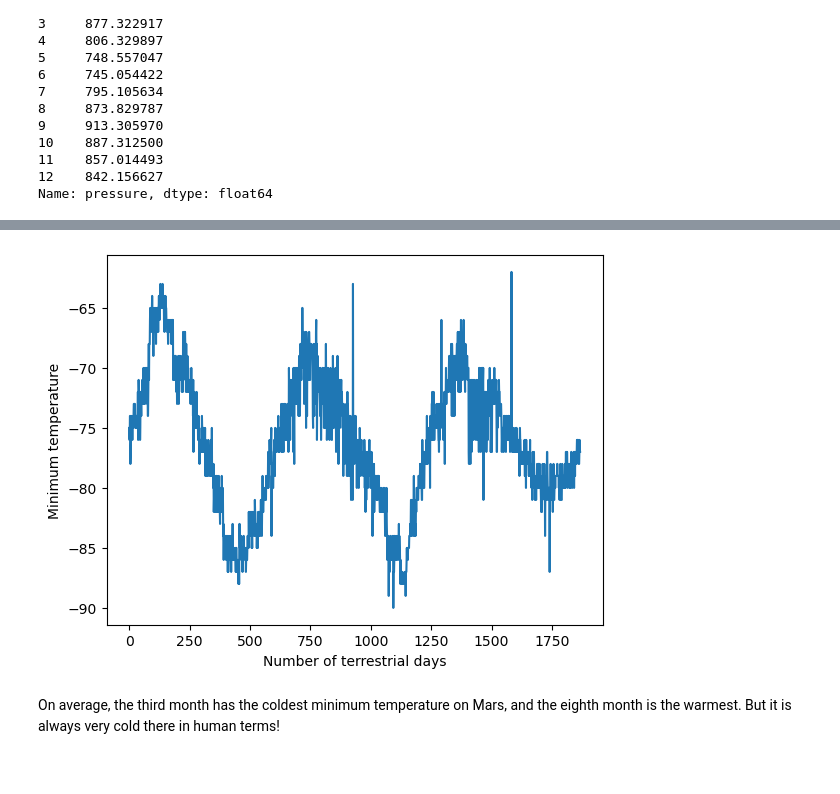
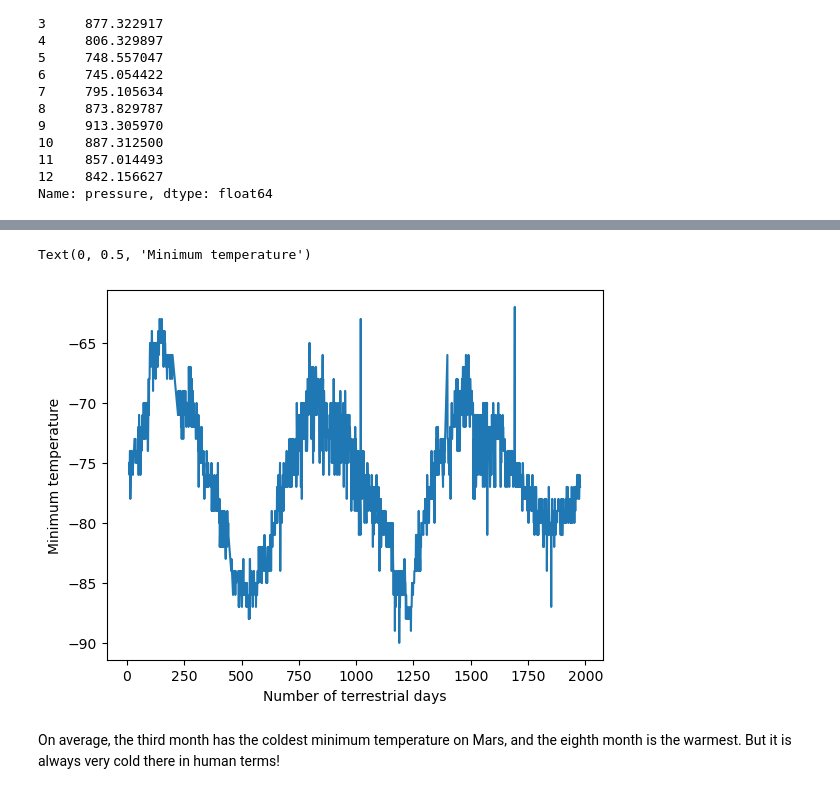
Before and after one commit to laurar9889/web_scraping_and_data_analysis, a Jupyter notebook: part_2_mars_weather.ipynb, the cells around one changed output, grey strips where cells are left out. Drawn from its saved outputs; the diff is of its cells as text; code cells hidden in the pictures.

```diff
--- a/part_2_mars_weather.ipynb
+++ b/part_2_mars_weather.ipynb
@@ -265,7 +262,11 @@ Name: pressure, dtype: float64
 # %%
 # 5. How many terrestrial (earth) days are there in a Martian year?
+plt.plot(mars_df["sol"], mars_df["min_temp"])
+plt.xlabel("Number of terrestrial days")
+plt.ylabel("Minimum temperature")
 # %% [output]
+Text(0, 0.5, 'Minimum temperature')
-[figure, old version]
+[figure, new version]
 # %% [markdown]
 On average, the third month has the coldest minimum temperature on Mars, and the eighth month is the warmest. But it is always very cold there in human terms!
 # %% [markdown]
```
Also changed, not shown: parts of 10 cells of this notebook, 1 other file.
